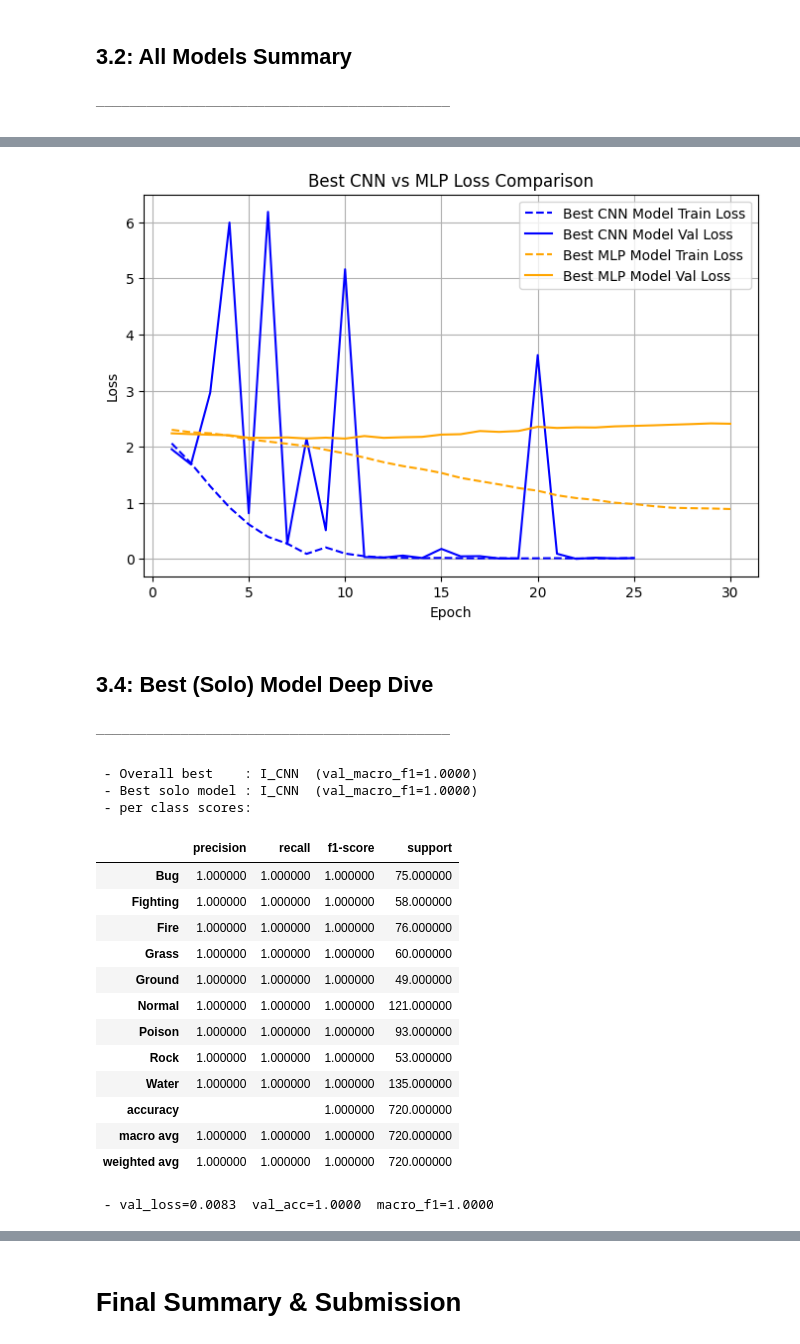
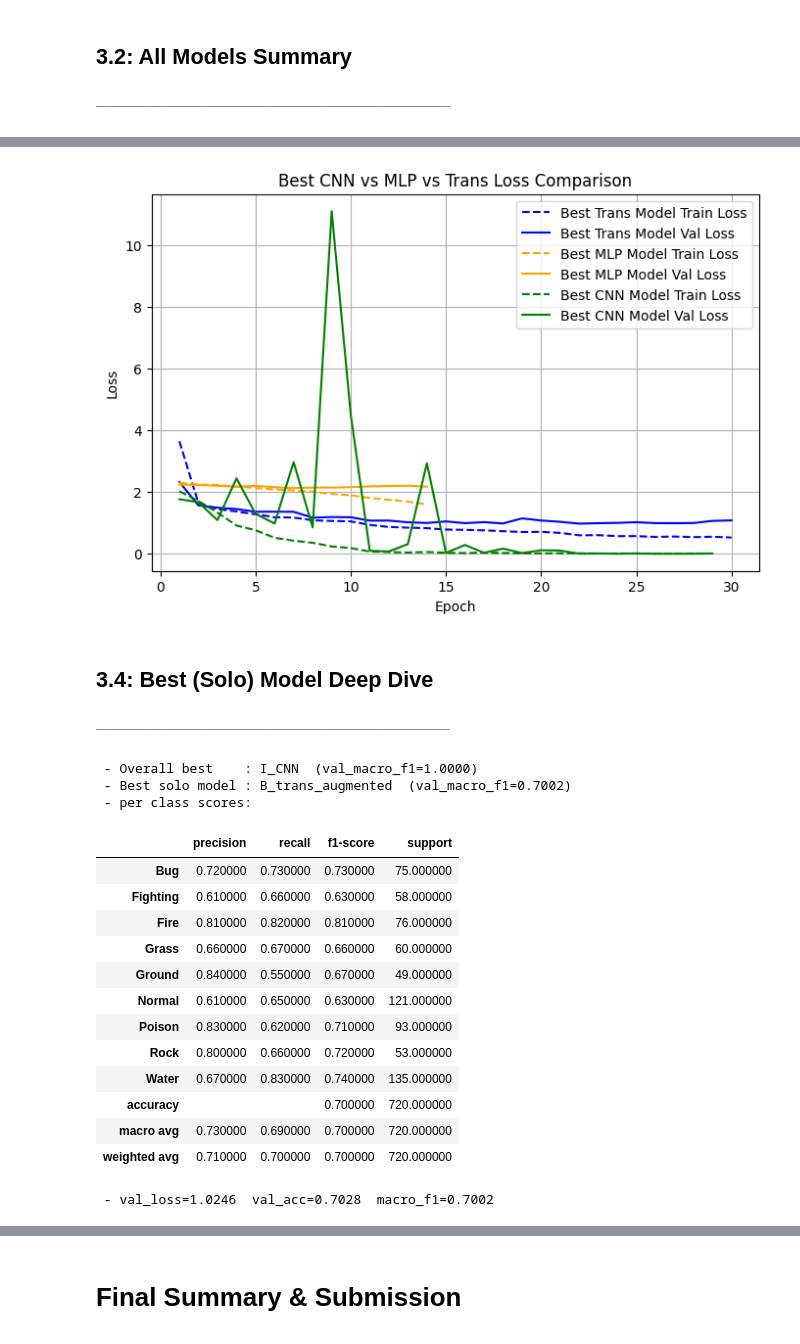
Before and after one commit to fmssilva/DL_Proj, a Jupyter notebook: assignment_1/task3/task3.ipynb, the cells around one changed output, grey strips where cells are left out. Cells and saved outputs as stored; diff of their text form; code cells hidden in the pictures.

Commit message:
Task3 initial state with some pre trained models, data augmentation and ensembles, also pipeline to compare with previous best cnn and mlp models

```diff
--- a/assignment_1/task3/task3.ipynb
+++ b/assignment_1/task3/task3.ipynb
@@ -1685,0 +1188,9 @@ model_MLP, history_MLP = run_experiment(model_MLP, "BestMLP-N_cosine_lr", criter
+# %%
+from src.models.cnn import DeepCNN
+
+model_CNN = DeepCNN(in_channels=3, dropout=0.3).to(device)
+criterion_CNN = nn.CrossEntropyLoss()
+optimizer_CNN = torch.optim.Adam(model_CNN.parameters(), lr=LR)
+scheduler_CNN = torch.optim.lr_scheduler.StepLR(optimizer_CNN, step_size=10, gamma=0.5)
+
+model_CNN, history_CNN = run_experiment(model_CNN, "I_CNN", criterion_CNN, optimizer_CNN, scheduler_CNN, loaders_sampler)
@@ -1686,26 +1231,32 @@ model_MLP, history_MLP = run_experiment(model_MLP, "BestMLP-N_cosine_lr", criter
 # %%
-epochs_I = range(1, len(history_I["train_loss"]) + 1)
+epochs_aug = range(1, len(history_aug["train_loss"]) + 1)
 epochs_MLP = range(1, len(history_MLP["train_loss"]) + 1)
+epochs_CNN = range(1, len(history_CNN["train_loss"]) + 1)
 
 plt.figure(figsize=(8,5))
 
 # Model 1
-plt.plot(epochs_I, history_I["train_loss"], "--", label="Best CNN Model Train Loss", color="blue")
-plt.plot(epochs_I, history_I["val_loss"], "-", label="Best CNN Model Val Loss", color="blue")
+plt.plot(epochs_aug, history_aug["train_loss"], "--", label="Best Trans Model Train Loss", color="blue")
+plt.plot(epochs_aug, history_aug["val_loss"], "-", label="Best Trans Model Val Loss", color="blue")
 
 # Model 2
 plt.plot(epochs_MLP, history_MLP["train_loss"], "--", label="Best MLP Model Train Loss", color="orange")
 plt.plot(epochs_MLP, history_MLP["val_loss"], "-", label="Best MLP Model Val Loss", color="orange")
 
+# Model 3
+plt.plot(epochs_CNN, history_CNN["train_loss"], "--", label="Best CNN Model Train Loss", color="green")
+plt.plot(epochs_CNN, history_CNN["val_loss"], "-", label="Best CNN Model Val Loss", color="green")
+
+
 plt.xlabel("Epoch")
 plt.ylabel("Loss")
-plt.title("Best CNN vs MLP Loss Comparison")
+plt.title("Best CNN vs MLP vs Trans Loss Comparison")
 plt.legend()
 plt.grid(True)
 
 plt.show()
 # %% [output]
-[figure, old version]
+[figure, new version]
 # %% [markdown]
 ## 3.4: Best (Solo) Model Deep Dive
 ###### ──────────────────────────────────────────
@@ -1808,6 +1359,7 @@ best_name = max(
     (k for k in results_tracker if not k.startswith("ENS_")),
     key=lambda k: results_tracker[k]["val_macro_f1"],
 )
+best_name = "B_trans_augmented"
 print(f" - Best solo model : {best_name}  (val_macro_f1={results_tracker[best_name]['val_macro_f1']:.4f})")
 
 
@@ -1827,22 +1379,22 @@ val_metrics_final = evaluate(best_model, val_loader_final, best_criterion, devic
 print(f" - val_loss={val_metrics_final['loss']:.4f}  val_acc={val_metrics_final['acc']:.4f}  macro_f1={val_metrics_final['macro_f1']:.4f}")
 # %% [output]
  - Overall best    : I_CNN  (val_macro_f1=1.0000)
- - Best solo model : I_CNN  (val_macro_f1=1.0000)
+ - Best solo model : B_trans_augmented  (val_macro_f1=0.7002)
  - per class scores:
 |  | precision | recall | f1-score | support |
-| Bug | 1.000000 | 1.000000 | 1.000000 | 75.000000 |
-| Fighting | 1.000000 | 1.000000 | 1.000000 | 58.000000 |
-| Fire | 1.000000 | 1.000000 | 1.000000 | 76.000000 |
-| Grass | 1.000000 | 1.000000 | 1.000000 | 60.000000 |
-| Ground | 1.000000 | 1.000000 | 1.000000 | 49.000000 |
-| Normal | 1.000000 | 1.000000 | 1.000000 | 121.000000 |
-| Poison | 1.000000 | 1.000000 | 1.000000 | 93.000000 |
-| Rock | 1.000000 | 1.000000 | 1.000000 | 53.000000 |
-| Water | 1.000000 | 1.000000 | 1.000000 | 135.000000 |
-| accuracy |  |  | 1.000000 | 720.000000 |
-| macro avg | 1.000000 | 1.000000 | 1.000000 | 720.000000 |
-| weighted avg | 1.000000 | 1.000000 | 1.000000 | 720.000000 |
+| Bug | 0.720000 | 0.730000 | 0.730000 | 75.000000 |
+| Fighting | 0.610000 | 0.660000 | 0.630000 | 58.000000 |
+| Fire | 0.810000 | 0.820000 | 0.810000 | 76.000000 |
+| Grass | 0.660000 | 0.670000 | 0.660000 | 60.000000 |
+| Ground | 0.840000 | 0.550000 | 0.670000 | 49.000000 |
+| Normal | 0.610000 | 0.650000 | 0.630000 | 121.000000 |
+| Poison | 0.830000 | 0.620000 | 0.710000 | 93.000000 |
+| Rock | 0.800000 | 0.660000 | 0.720000 | 53.000000 |
+| Water | 0.670000 | 0.830000 | 0.740000 | 135.000000 |
+| accuracy |  |  | 0.700000 | 720.000000 |
+| macro avg | 0.730000 | 0.690000 | 0.700000 | 720.000000 |
+| weighted avg | 0.710000 | 0.700000 | 0.700000 | 720.000000 |
- - val_loss=0.0083  val_acc=1.0000  macro_f1=1.0000
+ - val_loss=1.0246  val_acc=0.7028  macro_f1=0.7002
 # %%
 # ── Training curves + confusion matrix for best solo model
 best_history = results_tracker[best_name]["history"]
```
Also changed, not shown: parts of 47 cells of this notebook.
